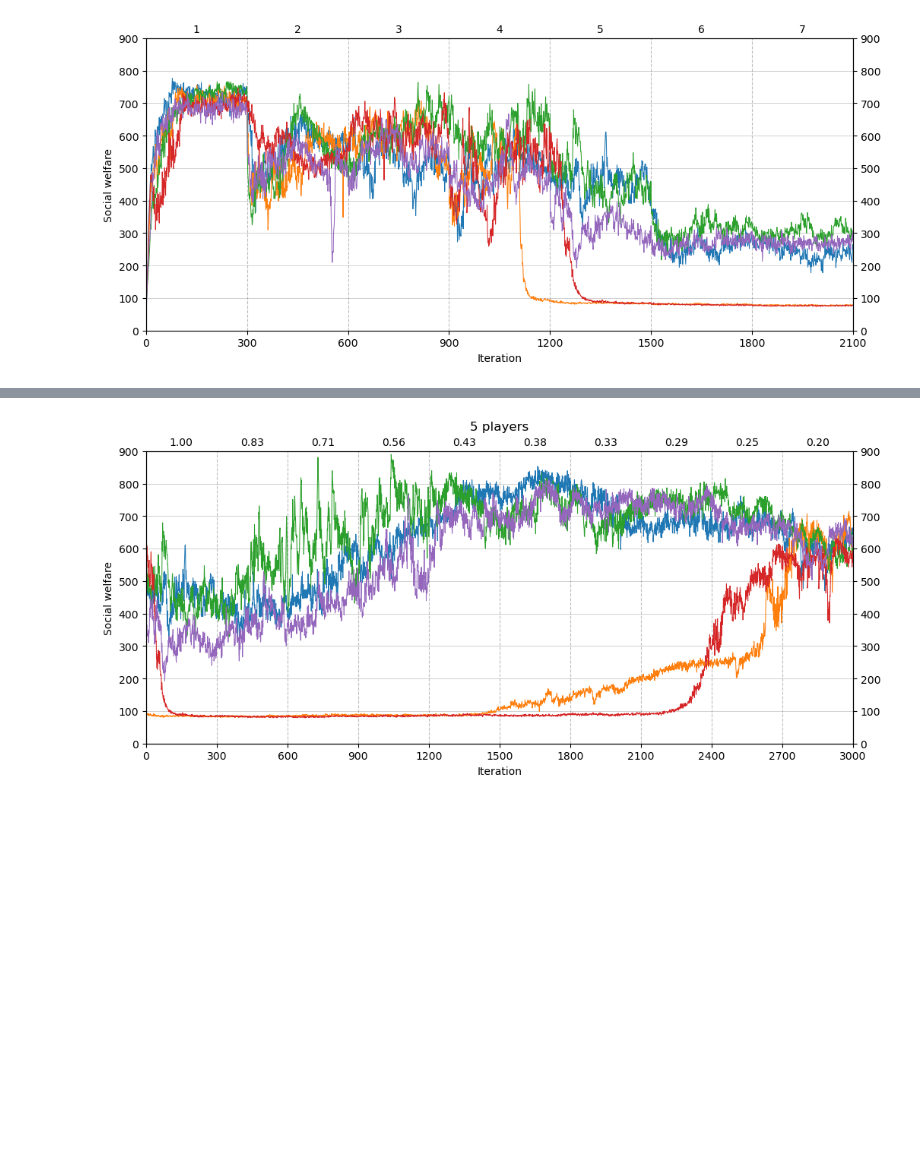
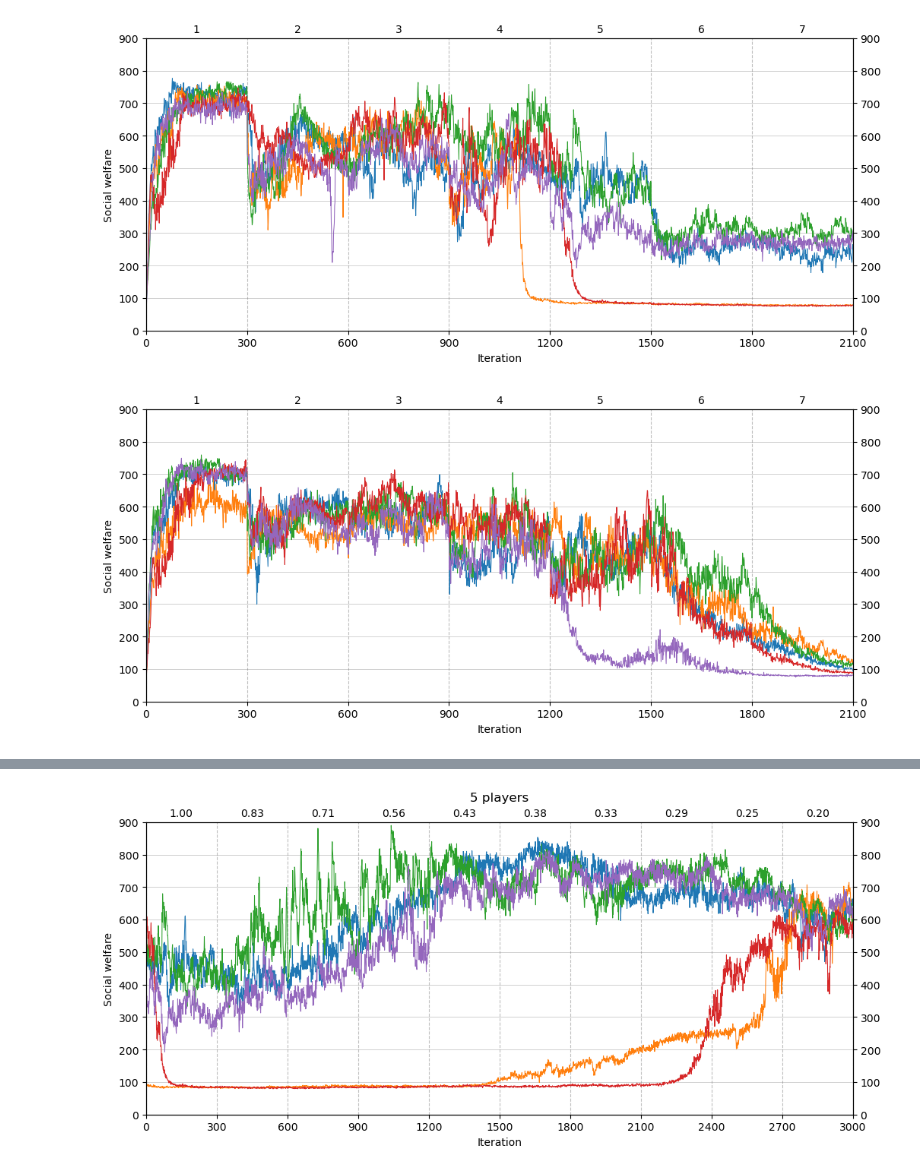
Before and after one commit to willis-richard/meltingpot, a Jupyter notebook: reward_transfer/results_n_players.ipynb, the cells around one changed output, grey strips where cells are left out. Cells and saved outputs as stored; diff of their text form; code cells hidden in the pictures; blank space fills up the shorter version.

```diff
--- a/reward_transfer/results_n_players.ipynb
+++ b/reward_transfer/results_n_players.ipynb
@@ -27,2 +35,36 @@ def load_df(trial_id: str, *, num_players: int=None, self_interest: float=None):
     return df
+# %%
+def plot_num_players(df, rolling: bool = False):
+    grouped = df.groupby('trial_id')
+
+    # Plot each group
+    fig, ax = plt.subplots(figsize=(12, 5), facecolor='white')
+    for name, group in grouped:
+        if rolling:
+            result = group['reward'].rolling(window=window, center=True).mean()
+            indices = [list(range(epochs*i - window//2 + 1, epochs*i + window//2 +1)) for i in range(1, 7)]
+            result.iloc[indices] = np.nan
+            result.plot(ax=ax, label=name, legend=False, lw=0.75)
+        else:
+            group.plot(x='iteration', y='reward', ax=ax, label=name, legend=False, lw=0.75)
+
+    ax.set_xlabel('Iteration')
+    ax.set_ylabel('Social welfare')
+    ax.set_xlim(0, 2100)
+    ax.set_ylim(0, 900)
+    ax.set_xticks(np.arange(0, 2101, 300))
+    ax.yaxis.grid(True, linestyle='-', linewidth=0.5, color='grey', alpha=0.5)
+    ax.xaxis.grid(True, color='grey', linestyle='--', alpha=0.5)
+
+    ax2 = ax.twinx()
+    ax2.set_ylim(ax.get_ylim())  # Make sure the limits are the same
+    ax2.set_yticks(ax.get_yticks())  # Duplicate the tick marks
+
+    regions = dict((str(i), i * 300) for i in range(1,8))
+
+    for region, position in regions.items():
+        # ax.axvline(x=position, color='gray', linestyle='--', alpha=0.5)
+        ax.text(position-150, 1.02, region, transform=ax.get_xaxis_transform(), horizontalalignment='center')
+
+    return fig, ax
 # %%
@@ -62,2 +76,10 @@ fig.savefig('num_players')
 # %% [output]
 [figure]
+# %%
+df = pd.concat([load_df(t, independent=True, self_interest=1) for t in TRIAL_IDS_ID])
+
+fig, ax = plot_num_players(df)
+
+fig.savefig('num_players_independent')
+# %% [output]
+[figure, added]
```
Also changed, not shown: parts of 11 cells of this notebook, 3 other files.
